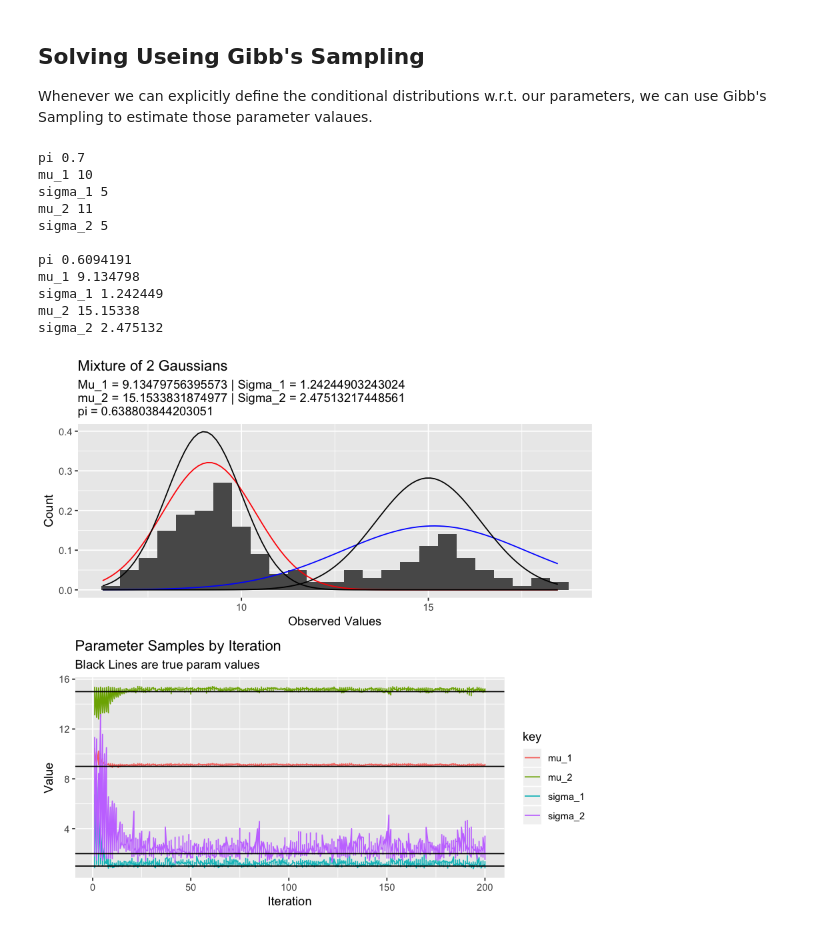
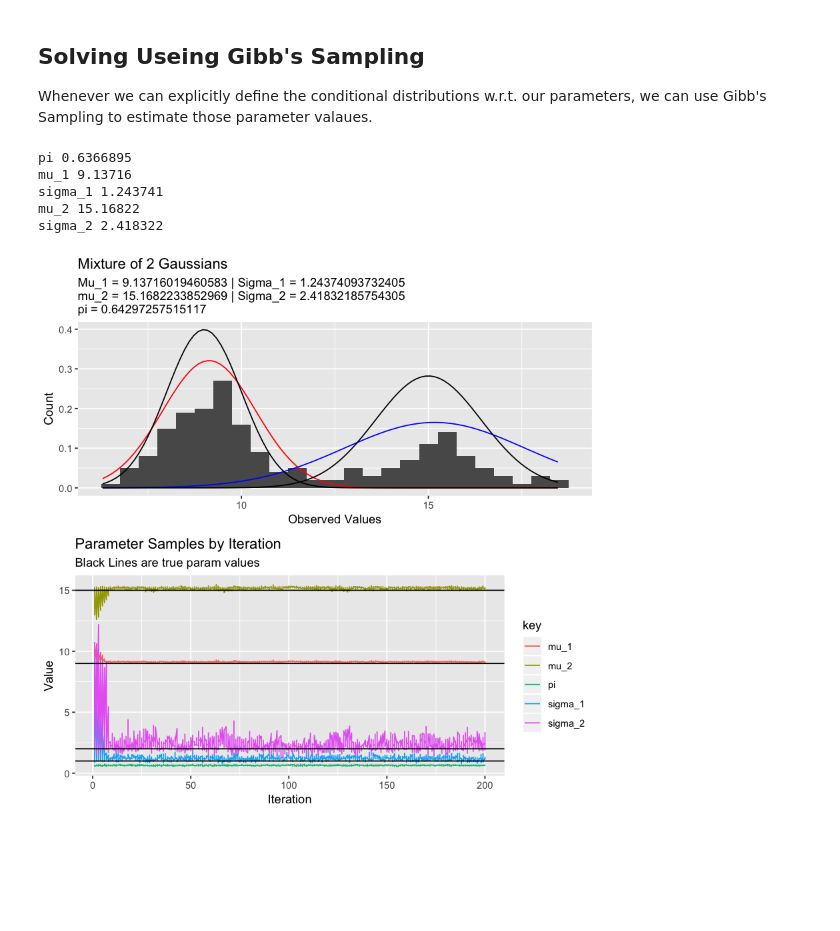
Before and after one commit to blazickjp/Research, a Jupyter notebook: EM-Gibbs-Alg.ipynb, the cells around one changed output. Cells and saved outputs as stored; diff of their text form; code cells hidden in the pictures; blank space fills up the shorter version.

```diff
--- a/EM-Gibbs-Alg.ipynb
+++ b/EM-Gibbs-Alg.ipynb
@@ -107,7 +107,8 @@ em_simple <- function(data, iters) {
       p_b[i] <- 1 - p_a[i]
 
       # Loss per data point
-      log_loss_i[i] <- p_a[i]*log(1-pi_i) +  p_b[i]*log(pi) + p_a[i]*log(y_a) + p_b[i]*log(y_b)
+      log_loss_i[i] <- p_a[i]*log(1-pi_i) +  p_b[i]*log(pi) +
+                       p_a[i]*log(y_a) + p_b[i]*log(y_b)
     }
 
     # M - Step
@@ -125,14 +126,19 @@ em_simple <- function(data, iters) {
   }
 
   # Print out values for theta
-  cat("\n\npi", pi_i, "\nmu_1", mu_1, "\nsigma_1", sigma_1, "\nmu_2", mu_2, "\nsigma_2", sigma_2)
+  cat("\n\npi", pi_i,
+      "\nmu_1", mu_1,
+      "\nsigma_1", sigma_1,
+      "\nmu_2", mu_2,
+      "\nsigma_2", sigma_2)
 
   # Create plot with fitted parameters
   p_1 <- data %>%
     ggplot(aes(x = y)) + geom_histogram(aes(y = stat(density)),binwidth = .5) +
-    ggtitle("Mixture of 2 Gaussians", subtitle = glue::glue("Mu_1 = {mu_1} | Sigma_1 = {sigma_1}
-                                                            mu_2 = {mu_2} | Sigma_2 = {sigma_2}
-                                                            pi = {pi_i}")) +
+    ggtitle("Mixture of 2 Gaussians",
+            subtitle = glue::glue("Mu_1 = {mu_1} | Sigma_1 = {sigma_1}
+                                   mu_2 = {mu_2} | Sigma_2 = {sigma_2}
+                                   pi = {pi_i}")) +
     xlab("Observed Values") + ylab("Count") +
     stat_function(fun = dnorm, args = list(mean = mu_1, sd = sigma_1), col="red") +
     stat_function(fun = dnorm, args = list(mean = mu_2, sd = sigma_2), col="blue") +
@@ -169,8 +175,6 @@ gibbs <- function(data, iters) {
   mu_2 <- 11
   sigma_1 <- 5
   sigma_2 <- 5
-
-  cat("pi", pi_i, "\nmu_1", mu_1, "\nsigma_1", sigma_1, "\nmu_2", mu_2, "\nsigma_2", sigma_2)
 
   sigma_1_vec <- vector("numeric", length = nrow(data))
   sigma_2_vec <- vector("numeric", length = nrow(data))
@@ -204,55 +208,59 @@ gibbs <- function(data, iters) {
     sigma_1_vec[k] <- sigma_1
     sigma_2_vec[k] <- sigma_2
 
-    pi_i <- rdirichlet(1, 1+c(sum(z==0), 1+sum(z==1)))[1,1]
+    #pi_i <- rdirichlet(1, 1+c(sum(z==0), 1+sum(z==1)))[1,1]
+    pi_i <- rbeta(1, 1+sum(z==0), 1+sum(z==1))
     pi_vec[k] <- pi_i
 
   }
 
-  cat("\n\npi", mean(pi_i), "\nmu_1", mean(mu_1_vec), "\nsigma_1", mean(sigma_1_vec),
-      "\nmu_2", mean(mu_2_vec), "\nsigma_2", mean(sigma_2_vec))
+  cat("\n\npi", mean(pi_i),
+      "\nmu_1", mean(mu_1_vec),
+      "\nsigma_1", mean(sigma_1_vec),
+      "\nmu_2", mean(mu_2_vec),
+      "\nsigma_2", mean(sigma_2_vec))
 
   p_1 <- data %>%
     ggplot(aes(x = y)) + geom_histogram(aes(y = stat(density)),binwidth = .5) +
-    ggtitle("Mixture of 2 Gaussians", subtitle = glue::glue("Mu_1 = {mean(mu_1_vec)} | Sigma_1 = {mean(sigma_1_vec)}
-                                                            mu_2 = {mean(mu_2_vec)} | Sigma_2 = {mean(sigma_2_vec)}
-                                                            pi = {mean(pi_vec)}")) +
+    ggtitle("Mixture of 2 Gaussians",
+            subtitle = glue::glue("Mu_1 = {mean(mu_1_vec)} | Sigma_1 = {mean(sigma_1_vec)}
+                                   mu_2 = {mean(mu_2_vec)} | Sigma_2 = {mean(sigma_2_vec)}
+                                   pi = {mean(pi_vec)}")) +
     xlab("Observed Values") + ylab("Count") +
-    stat_function(fun = dnorm, args = list(mean = mean(mu_1_vec), sd = mean(sigma_1_vec)), col="red") +
-    stat_function(fun = dnorm, args = list(mean = mean(mu_2_vec), sd = mean(sigma_2_vec)), col="blue") +
-    stat_function(fun = dnorm, args = list(mean = 9, sd = 1), col = "black") +
-    stat_function(fun = dnorm, args = list(mean = 15, sd = sqrt(2)), col = "black")
+    stat_function(fun = dnorm, args = list(mean = mean(mu_1_vec),
+                                           sd = mean(sigma_1_vec)), col="red") +
+    stat_function(fun = dnorm, args = list(mean = mean(mu_2_vec),
+                                           sd = mean(sigma_2_vec)), col="blue") +
+    stat_function(fun = dnorm, args = list(mean = 9,
+                                           sd = 1), col = "black") +
+    stat_function(fun = dnorm, args = list(mean = 15,
+                                           sd = sqrt(2)), col = "black")
 
   p_2 <- data.frame(mu_1 = mu_1_vec,
                     mu_2 = mu_2_vec,
                     sigma_1 = sigma_1_vec,
                     sigma_2 = sigma_2_vec,
+                    pi = pi_vec,
                     k = 1:nrow(data)) %>%
     gather(key, value, -k) %>%
     ggplot(aes(x = k, y = value, col = key, group = key)) +
     geom_line() +
     ggtitle("Parameter Samples by Iteration",
             subtitle = "Black Lines are true param values") +
     xlab("Iteration") + ylab("Value") +
     geom_hline(yintercept = 1) +
     geom_hline(yintercept = 2) +
     geom_hline(yintercept = 9) +
     geom_hline(yintercept = 15)
 
   grid.arrange(p_1, p_2, nrow = 2)
 
 }
 gibbs(df, 1000)
 # %% [output]
-pi 0.7
-mu_1 10
-sigma_1 5
-mu_2 11
-sigma_2 5
-
-pi 0.6094191
-mu_1 9.134798
-sigma_1 1.242449
-mu_2 15.15338
-sigma_2 2.475132
+pi 0.6366895
+mu_1 9.13716
+sigma_1 1.243741
+mu_2 15.16822
+sigma_2 2.418322
-[figure, old version]
+[figure, new version]
```
